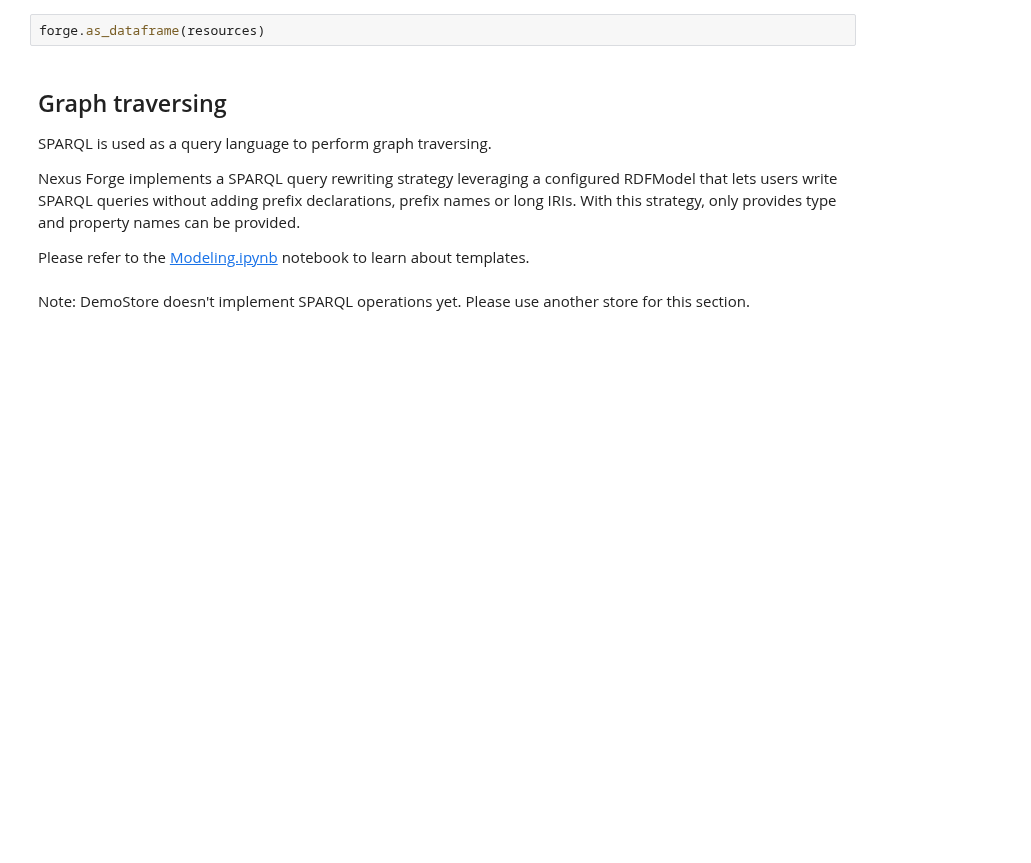
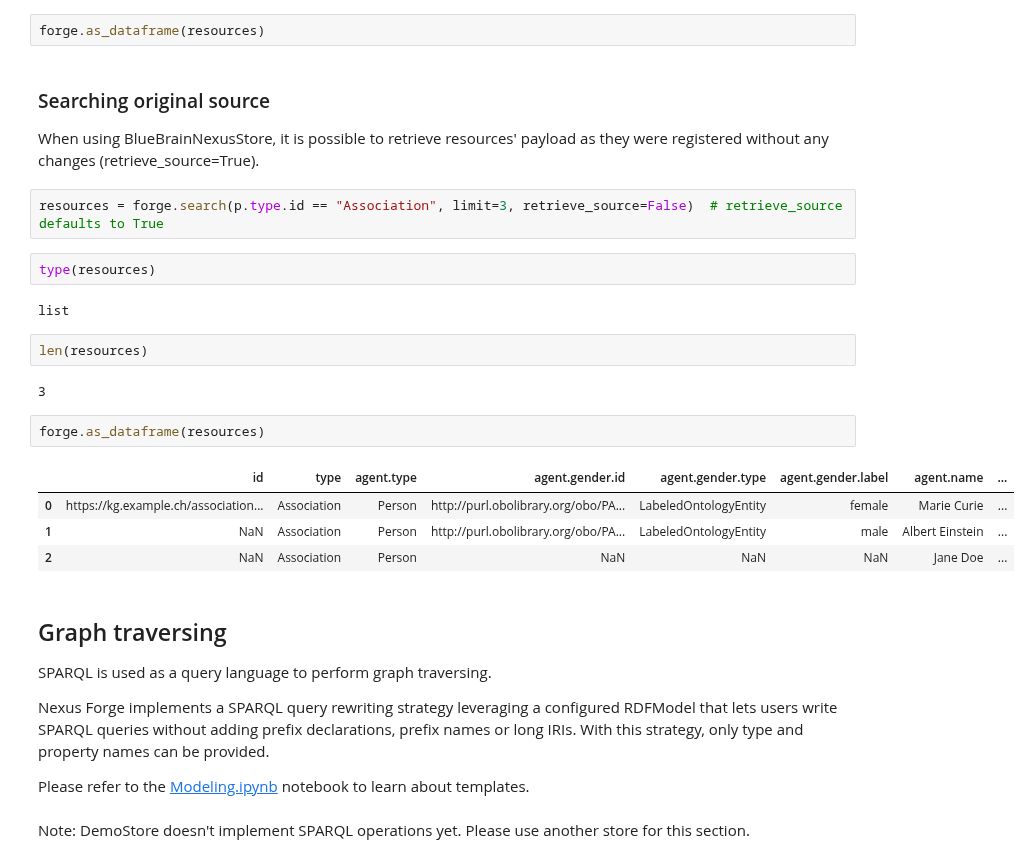
Before and after one commit to BlueBrain/nexus-forge, a Jupyter notebook: examples/notebooks/getting-started/04 - Querying.ipynb, the cells around one changed output. Saved outputs shown, nothing was run; the diff lists cells and outputs as text; blank space fills up the shorter version.

```diff
--- a/examples/notebooks/getting-started/04 - Querying.ipynb
+++ b/examples/notebooks/getting-started/04 - Querying.ipynb
@@ -316,12 +408,32 @@ type(resources)
 len(resources)
 # %%
 forge.as_dataframe(resources)
+# %% [markdown]
+### Searching original source
+When using BlueBrainNexusStore, it is possible to retrieve resources' payload as they were registered without any changes (retrieve_source=True).
+# %%
+resources = forge.search(p.type.id == "Association", limit=3, retrieve_source=False)  # retrieve_source defaults to True
+# %%
+type(resources)
+# %% [output]
+list
+# %%
+len(resources)
+# %% [output]
+3
+# %%
+forge.as_dataframe(resources)
+# %% [output]
+|  | id | type | agent.type | agent.gender.id | agent.gender.type | agent.gender.label | agent.name | ... |
+| 0 | https://kg.example.ch/association... | Association | Person | http://purl.obolibrary.org/obo/PA... | LabeledOntologyEntity | female | Marie Curie | ... |
+| 1 | NaN | Association | Person | http://purl.obolibrary.org/obo/PA... | LabeledOntologyEntity | male | Albert Einstein | ... |
+| 2 | NaN | Association | Person | NaN | NaN | NaN | Jane Doe | ... |
 # %% [markdown]
 ## Graph traversing
 
 SPARQL is used as a query language to perform graph traversing.
 
-Nexus Forge implements a SPARQL query rewriting strategy leveraging a configured RDFModel that lets users write SPARQL queries without adding prefix declarations, prefix names or long IRIs. With this strategy, only provides type and property names can be provided.
+Nexus Forge implements a SPARQL query rewriting strategy leveraging a configured RDFModel that lets users write SPARQL queries without adding prefix declarations, prefix names or long IRIs. With this strategy, only type and property names can be provided.
 
 Please refer to the [Modeling.ipynb](11%20-%20Modeling.ipynb) notebook to learn about templates.
 # %% [markdown]
```
Also changed, not shown: parts of 32 cells of this notebook, 24 other files.
